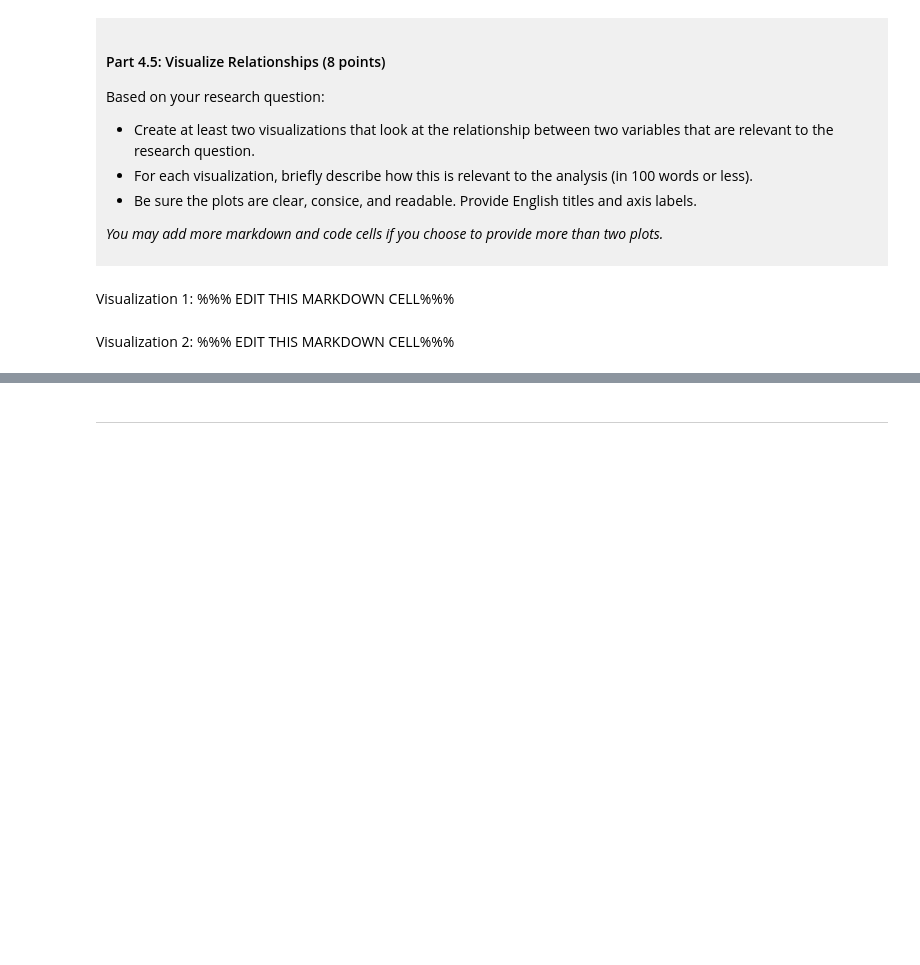
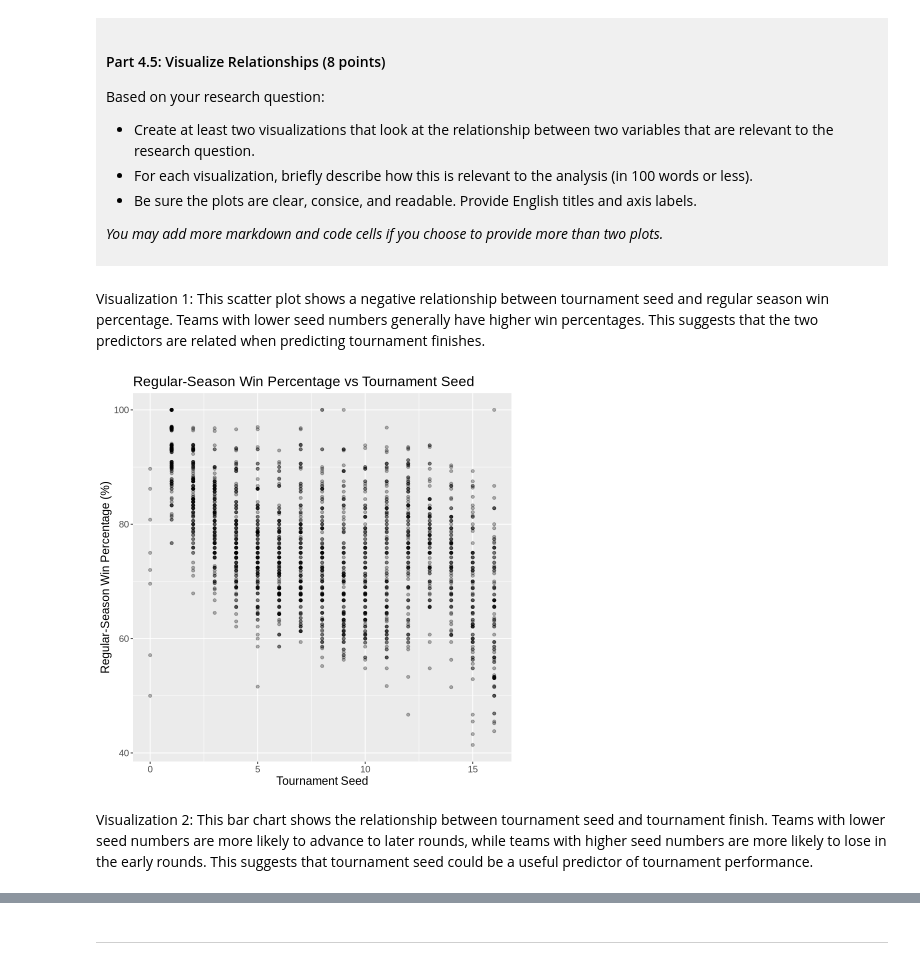
Before and after one commit to bennet2021/dsci-100-project-Bennett-Lu, a Jupyter notebook: dsci-100-project-notebook.ipynb, the cells around one changed output, grey strips where cells are left out. Saved outputs shown, nothing was run; the diff lists cells and outputs as text; code cells hidden in the pictures; blank space fills up the shorter version.

Commit message:
Check Point C

```diff
--- a/dsci-100-project-notebook.ipynb
+++ b/dsci-100-project-notebook.ipynb
@@ -321,9 +397,19 @@ Based on your research question:
 *You may add more markdown and code cells if you choose to provide more than two plots.*
 </div>
 # %% [markdown]
-Visualization 1: %%% EDIT THIS MARKDOWN CELL%%%
+Visualization 1: This scatter plot shows a negative relationship between tournament seed and regular season win percentage. Teams with lower seed numbers generally have higher win percentages. This suggests that the two predictors are related when predicting tournament finishes.
 # %%
-### EDIT THIS CODE CELL FOR VISUALIZATION 1###
+basketball_tidy |>
+    ggplot(aes(x = seed, y = reg_wins_pct)) +
+    geom_point(alpha = 0.3) +
+    labs(
+        title = "Regular-Season Win Percentage vs Tournament Seed",
+        x = "Tournament Seed",
+        y = "Regular-Season Win Percentage (%)"
+    ) +
+    theme(text = element_text(size = 14))
+# %% [output]
+[figure, added]
 # %% [markdown]
-Visualization 2: %%% EDIT THIS MARKDOWN CELL%%%
+Visualization 2: This bar chart shows the relationship between tournament seed and tournament finish. Teams with lower seed numbers are more likely to advance to later rounds, while teams with higher seed numbers are more likely to lose in the early rounds. This suggests that tournament seed could be a useful predictor of tournament performance.
 # %%
```
Also changed, not shown: parts of 9 cells of this notebook.
